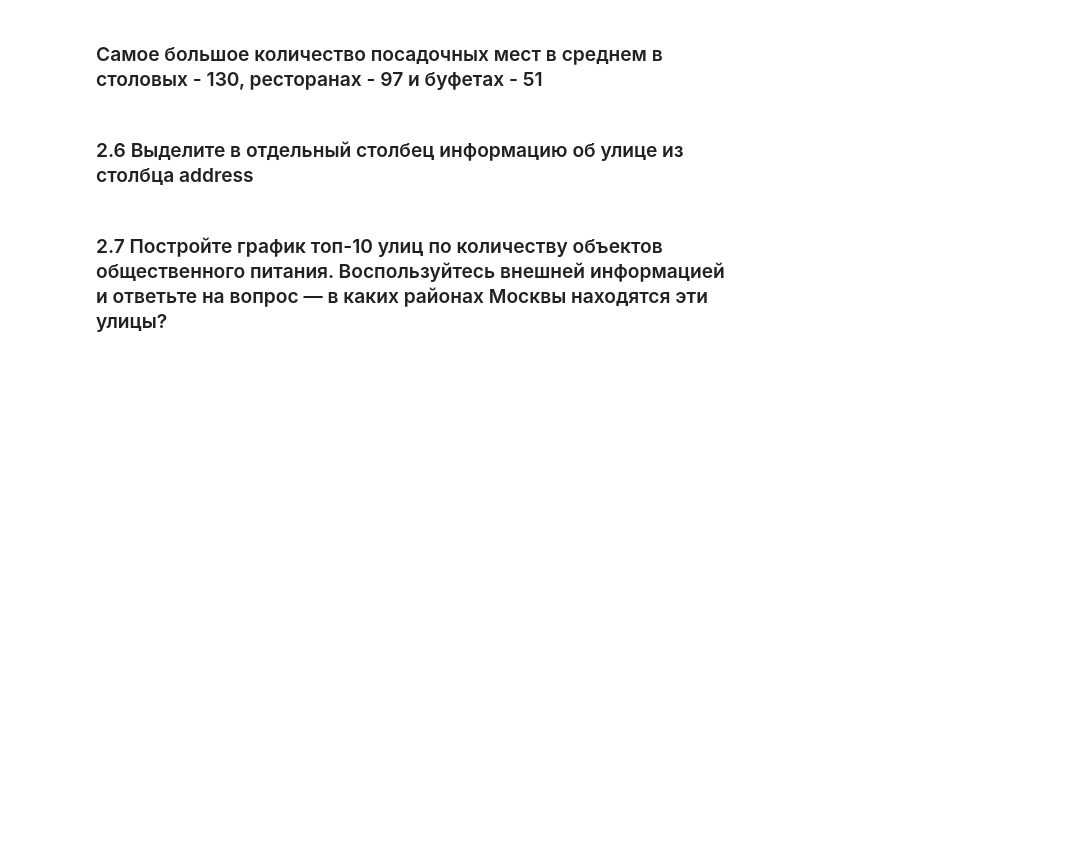
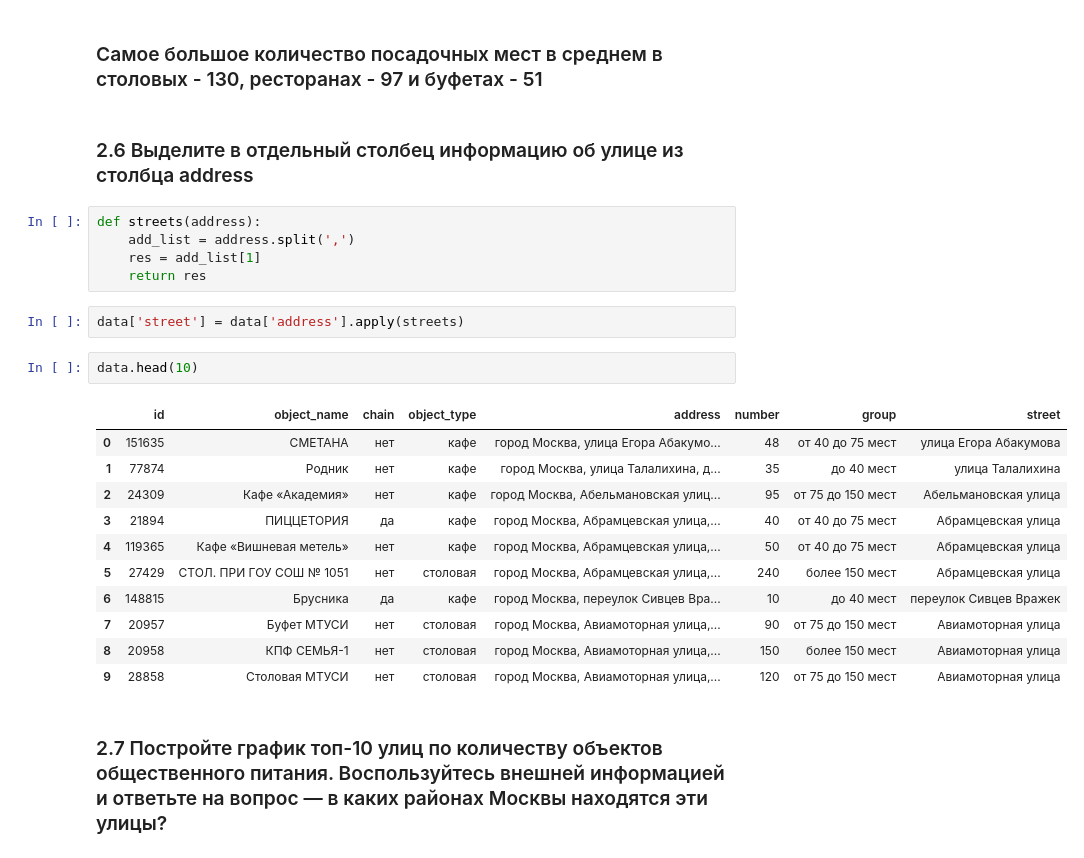
Before and after one commit to kbzunder/Yandex_Practicum_Projects, a Jupyter notebook: project_14_visualization.ipynb, the cells around one changed output. Drawn from its saved outputs; the diff is of its cells as text; blank space fills up the shorter version.

```diff
--- a/project_14_visualization.ipynb
+++ b/project_14_visualization.ipynb
@@ -211,6 +211,27 @@ fig.show()
 # %% [markdown]
 <a id='three-six'></a>
 ### 2.6 Выделите в отдельный столбец информацию об улице из столбца address
+# %%
+def streets(address):
+    add_list = address.split(',')
+    res = add_list[1]
+    return res
+# %%
+data['street'] = data['address'].apply(streets)
+# %%
+data.head(10)
+# %% [output]
+|  | id | object_name | chain | object_type | address | number | group | street |
+| 0 | 151635 | СМЕТАНА | нет | кафе | город Москва, улица Егора Абакумо... | 48 | от 40 до 75 мест | улица Егора Абакумова |
+| 1 | 77874 | Родник | нет | кафе | город Москва, улица Талалихина, д... | 35 | до 40 мест | улица Талалихина |
+| 2 | 24309 | Кафе «Академия» | нет | кафе | город Москва, Абельмановская улиц... | 95 | от 75 до 150 мест | Абельмановская улица |
+| 3 | 21894 | ПИЦЦЕТОРИЯ | да | кафе | город Москва, Абрамцевская улица,... | 40 | от 40 до 75 мест | Абрамцевская улица |
+| 4 | 119365 | Кафе «Вишневая метель» | нет | кафе | город Москва, Абрамцевская улица,... | 50 | от 40 до 75 мест | Абрамцевская улица |
+| 5 | 27429 | СТОЛ. ПРИ ГОУ СОШ № 1051 | нет | столовая | город Москва, Абрамцевская улица,... | 240 | более 150 мест | Абрамцевская улица |
+| 6 | 148815 | Брусника | да | кафе | город Москва, переулок Сивцев Вра... | 10 | до 40 мест | переулок Сивцев Вражек |
+| 7 | 20957 | Буфет МТУСИ | нет | столовая | город Москва, Авиамоторная улица,... | 90 | от 75 до 150 мест | Авиамоторная улица |
+| 8 | 20958 | КПФ СЕМЬЯ-1 | нет | столовая | город Москва, Авиамоторная улица,... | 150 | более 150 мест | Авиамоторная улица |
+| 9 | 28858 | Столовая МТУСИ | нет | столовая | город Москва, Авиамоторная улица,... | 120 | от 75 до 150 мест | Авиамоторная улица |
 # %% [markdown]
 <a id='three-seven'></a>
 ### 2.7 Постройте график топ-10 улиц по количеству объектов общественного питания. Воспользуйтесь внешней информацией и ответьте на вопрос — в каких районах Москвы находятся эти улицы?
```
